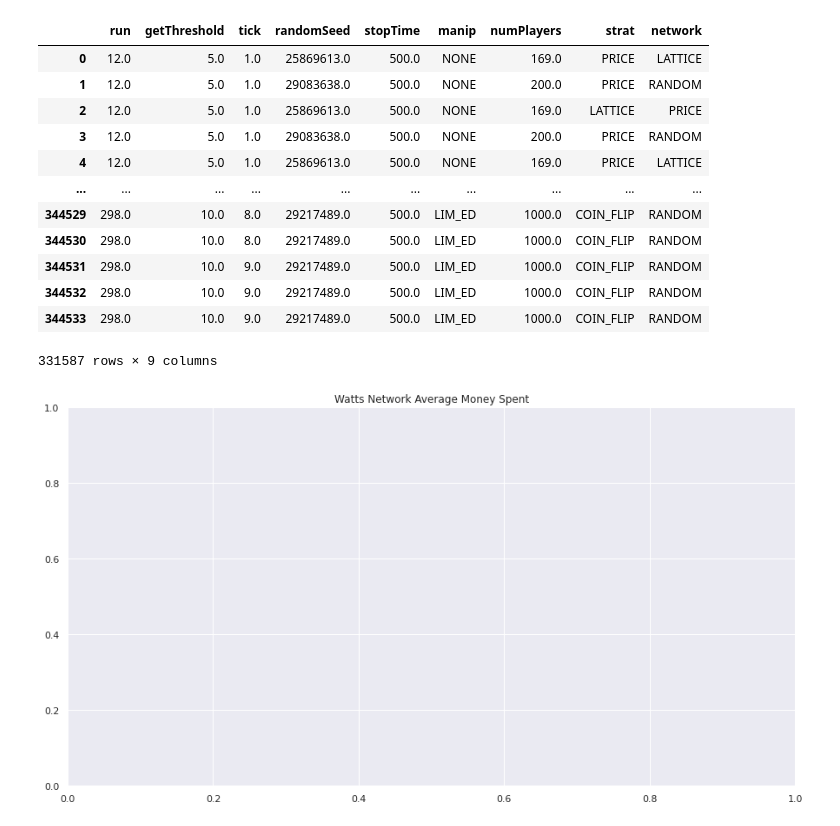
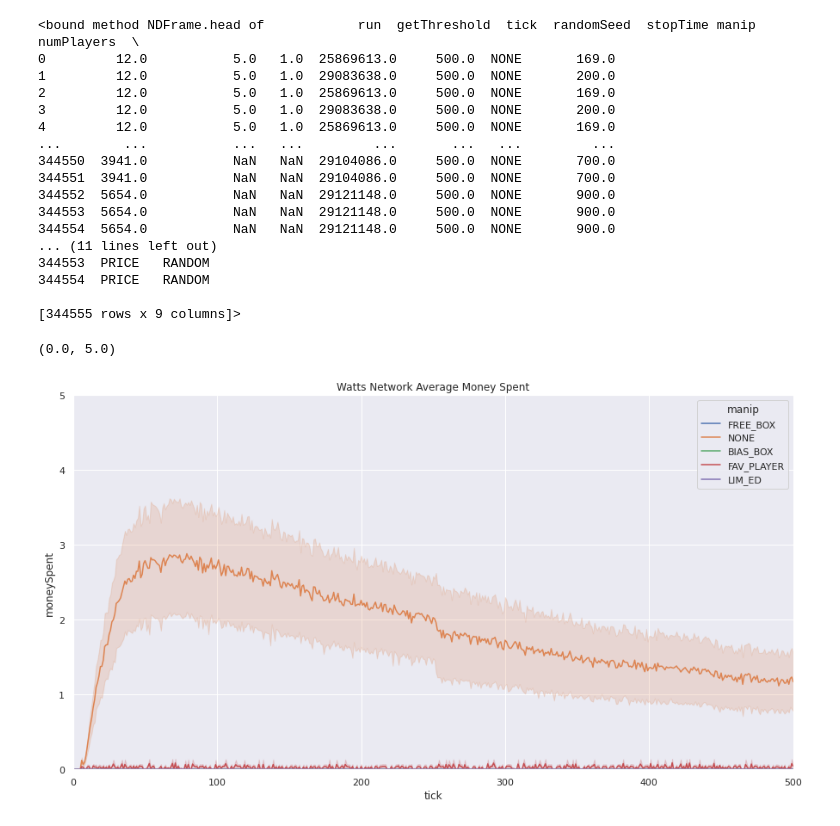
Before and after one commit to LilasCorner/jlootbox-data, a Jupyter notebook: JLootBoxData.ipynb, the cells around one changed output. Drawn from its saved outputs; the diff is of its cells as text; code cells hidden in the pictures.

```diff
--- a/JLootBoxData.ipynb
+++ b/JLootBoxData.ipynb
@@ -22,28 +22,42 @@ mergedmoney = pd.merge(moneydf, paramsdf, how='outer', left_on="run", right_on="
 mergedfreq = pd.merge(freqdf, paramsdf, how='outer', left_on="run", right_on="run")
 mergedthres = pd.merge(thresdf, paramsdf, how='outer', left_on="run", right_on="run")
 
+#for cases where data was corrupted, drop the rows
 mergedmoney.dropna()
 mergedfreq.dropna()
 mergedthres.dropna()
+
+print(mergedthres.head)
 # %% [output]
-|  | run | getThreshold | tick | randomSeed | stopTime | manip | numPlayers | strat | network |
-| 0 | 12.0 | 5.0 | 1.0 | 25869613.0 | 500.0 | NONE | 169.0 | PRICE | LATTICE |
-| 1 | 12.0 | 5.0 | 1.0 | 29083638.0 | 500.0 | NONE | 200.0 | PRICE | RANDOM |
-| 2 | 12.0 | 5.0 | 1.0 | 25869613.0 | 500.0 | NONE | 169.0 | LATTICE | PRICE |
-| 3 | 12.0 | 5.0 | 1.0 | 29083638.0 | 500.0 | NONE | 200.0 | PRICE | RANDOM |
-| 4 | 12.0 | 5.0 | 1.0 | 25869613.0 | 500.0 | NONE | 169.0 | PRICE | LATTICE |
-| ... | ... | ... | ... | ... | ... | ... | ... | ... | ... |
-| 344529 | 298.0 | 10.0 | 8.0 | 29217489.0 | 500.0 | LIM_ED | 1000.0 | COIN_FLIP | RANDOM |
-| 344530 | 298.0 | 10.0 | 8.0 | 29217489.0 | 500.0 | LIM_ED | 1000.0 | COIN_FLIP | RANDOM |
-| 344531 | 298.0 | 10.0 | 9.0 | 29217489.0 | 500.0 | LIM_ED | 1000.0 | COIN_FLIP | RANDOM |
-| 344532 | 298.0 | 10.0 | 9.0 | 29217489.0 | 500.0 | LIM_ED | 1000.0 | COIN_FLIP | RANDOM |
-| 344533 | 298.0 | 10.0 | 9.0 | 29217489.0 | 500.0 | LIM_ED | 1000.0 | COIN_FLIP | RANDOM |
-331587 rows × 9 columns
+<bound method NDFrame.head of            run  getThreshold  tick  randomSeed  stopTime manip  numPlayers  \
+0         12.0           5.0   1.0  25869613.0     500.0  NONE       169.0
+1         12.0           5.0   1.0  29083638.0     500.0  NONE       200.0
+2         12.0           5.0   1.0  25869613.0     500.0  NONE       169.0
+3         12.0           5.0   1.0  29083638.0     500.0  NONE       200.0
+4         12.0           5.0   1.0  25869613.0     500.0  NONE       169.0
+...        ...           ...   ...         ...       ...   ...         ...
+344550  3941.0           NaN   NaN  29104086.0     500.0  NONE       700.0
+344551  3941.0           NaN   NaN  29104086.0     500.0  NONE       700.0
+344552  5654.0           NaN   NaN  29121148.0     500.0  NONE       900.0
+344553  5654.0           NaN   NaN  29121148.0     500.0  NONE       900.0
+344554  5654.0           NaN   NaN  29121148.0     500.0  NONE       900.0
+... (11 lines left out)
+344553  PRICE   RANDOM
+344554  PRICE   RANDOM
+
+[344555 rows x 9 columns]>
 # %%
 #WATTS
 
+wattmoney = mergedmoney[(mergedmoney['network'] == 'WATTS') & (mergedmoney['strat'] == 'PRICE')]
+fig, ax = plt.subplots()
+
+
 plt.title('Watts Network Average Money Spent')
 sns.set(rc = {'figure.figsize':(15,8)})
-# sns.lineplot(x=time_df['tick'], y=time_df['Coin Price'], hue=time_df['run'])
+sns.lineplot(x=wattmoney['tick'], y=wattmoney['moneySpent'], hue=wattmoney['manip'], markers=True, ax = ax)
+ax.set_xlim(0, 500)
+ax.set_ylim(0, 5)
 # %% [output]
+(0.0, 5.0)
-[figure, old version]
+[figure, new version]
```
Also changed, not shown: parts of 13 cells of this notebook.
